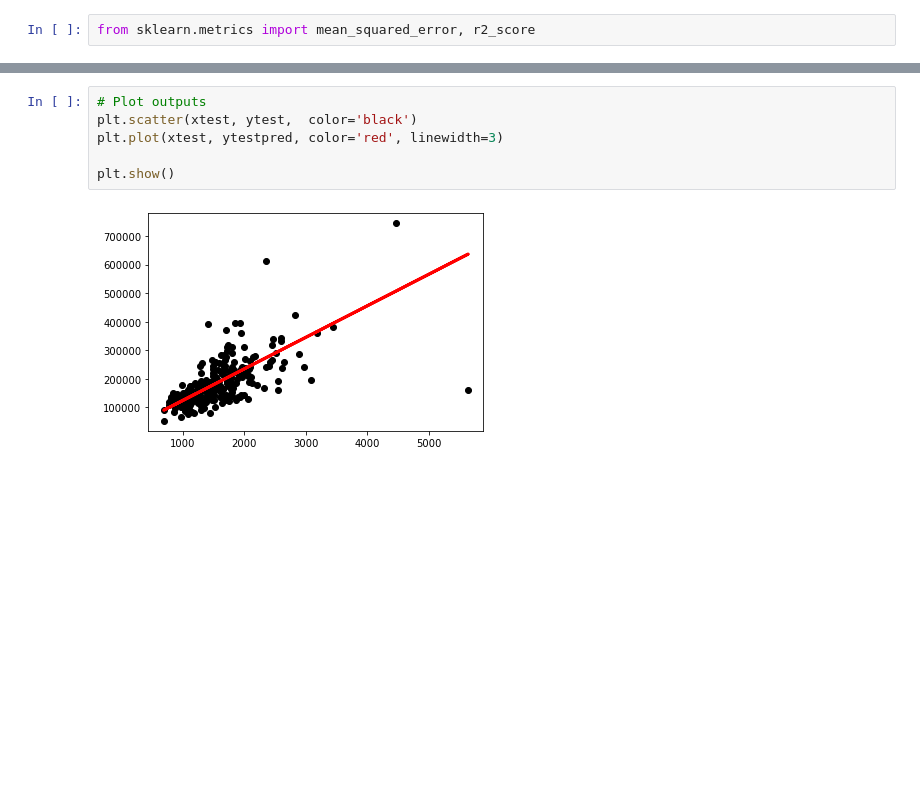
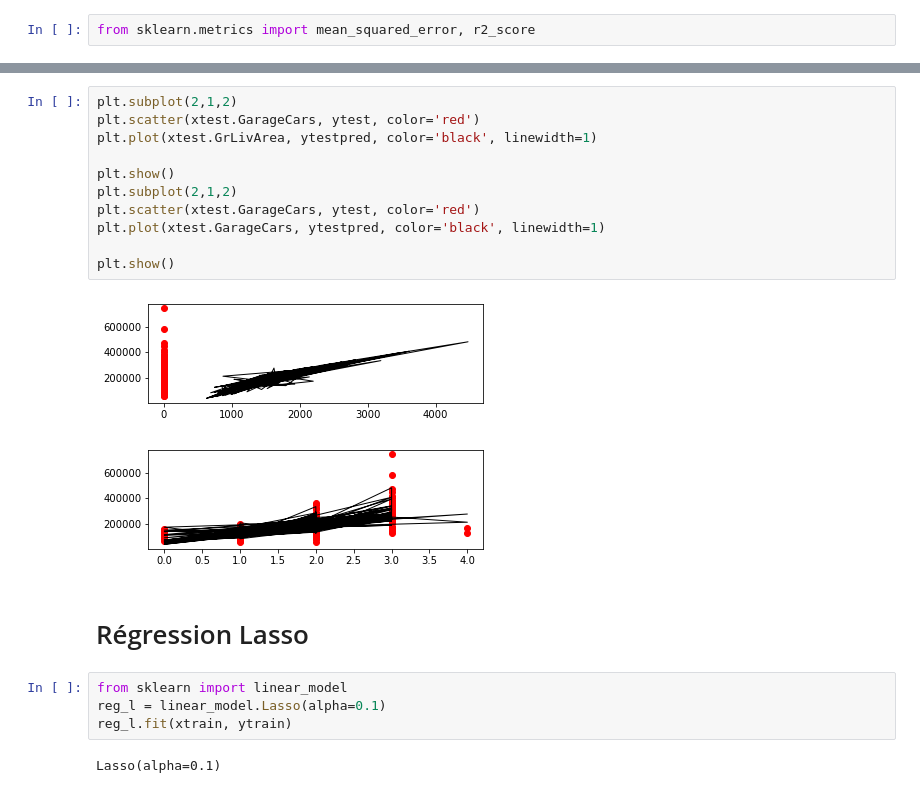
Before and after one commit to camillesauer/eda_maison, a Jupyter notebook: eda_maison.ipynb, the cells around one changed output, grey strips where cells are left out. Saved outputs shown, nothing was run; the diff lists cells and outputs as text; blank space fills up the shorter version.

```diff
--- a/eda_maison.ipynb
+++ b/eda_maison.ipynb
@@ -472,8 +483,22 @@ Pour les données d'entrainement le RMSE vaut 54902.665 alors que pour les donn
-# %%
-# Plot outputs
-plt.scatter(xtest, ytest,  color='black')
-plt.plot(xtest, ytestpred, color='red', linewidth=3)
-
-plt.show()
-# %% [output]
-[figure, removed]
+# %%
+plt.subplot(2,1,2)
+plt.scatter(xtest.GarageCars, ytest, color='red')
+plt.plot(xtest.GrLivArea, ytestpred, color='black', linewidth=1)
+
+plt.show()
+plt.subplot(2,1,2)
+plt.scatter(xtest.GarageCars, ytest, color='red')
+plt.plot(xtest.GarageCars, ytestpred, color='black', linewidth=1)
+
+plt.show()
+# %% [output]
+[figure, added]
+[figure, added]
+# %% [markdown]
+# Régression Lasso
+# %%
+from sklearn import linear_model
+reg_l = linear_model.Lasso(alpha=0.1)
+reg_l.fit(xtrain, ytrain)
+# %% [output]
+Lasso(alpha=0.1)
```
Also changed, not shown: parts of 21 cells of this notebook.
